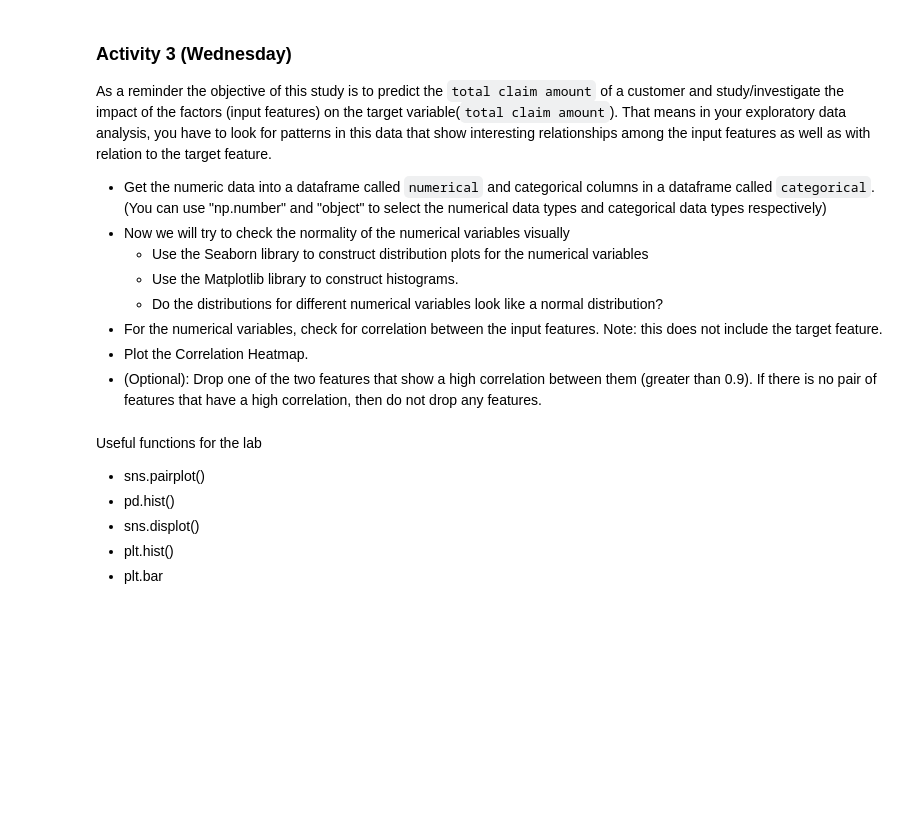
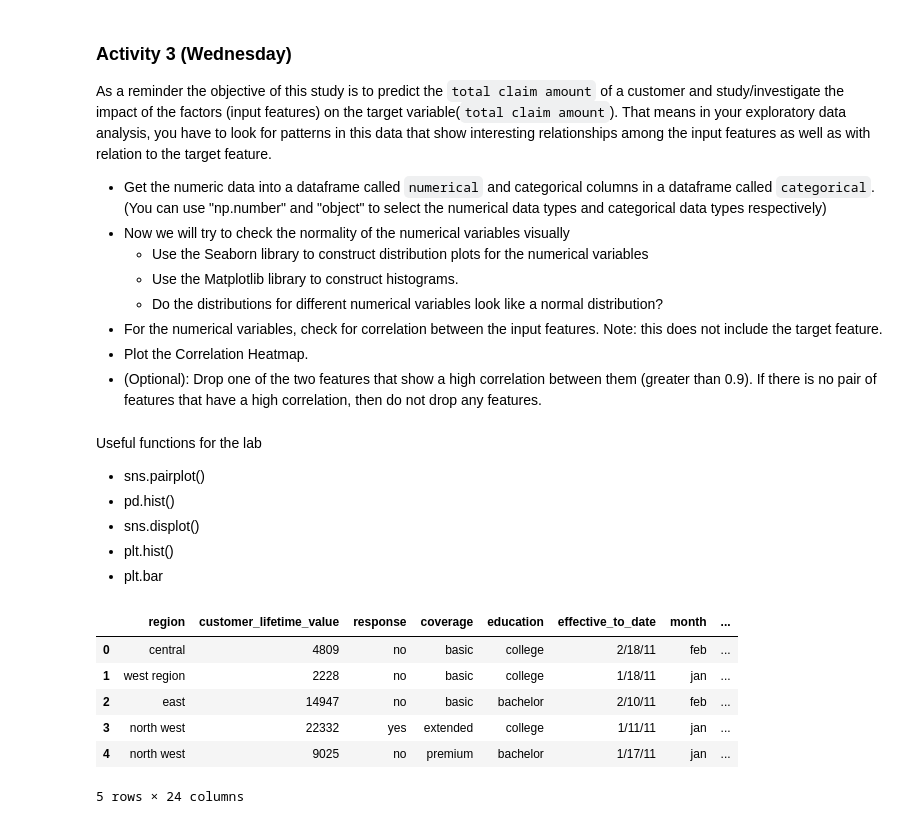
Before and after one commit to PhilippLf/Labs_IronHack, a Jupyter notebook: lab-dw-data-visualization.ipynb, the cells around one changed output. Drawn from its saved outputs; the diff is of its cells as text; code cells hidden in the pictures; blank space fills up the shorter version.

```diff
--- a/lab-dw-data-visualization.ipynb
+++ b/lab-dw-data-visualization.ipynb
@@ -25,3 +25,13 @@ import seaborn as sns
 %matplotlib inline
 # %%
 df_base = pd.read_csv('Data_Marketing_Customer_Analysis_Round3.csv')
+# %%
+df_base.head()
+# %% [output]
+|  | region | customer_lifetime_value | response | coverage | education | effective_to_date | month | ... |
+| 0 | central | 4809 | no | basic | college | 2/18/11 | feb | ... |
+| 1 | west region | 2228 | no | basic | college | 1/18/11 | jan | ... |
+| 2 | east | 14947 | no | basic | bachelor | 2/10/11 | feb | ... |
+| 3 | north west | 22332 | yes | extended | college | 1/11/11 | jan | ... |
+| 4 | north west | 9025 | no | premium | bachelor | 1/17/11 | jan | ... |
+5 rows × 24 columns
```
Also changed, not shown: parts of 6 cells of this notebook.
